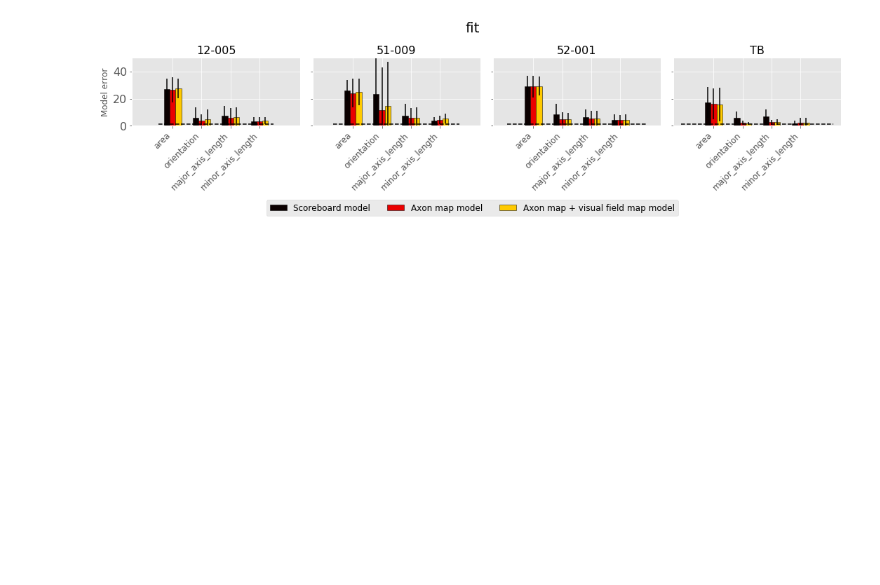
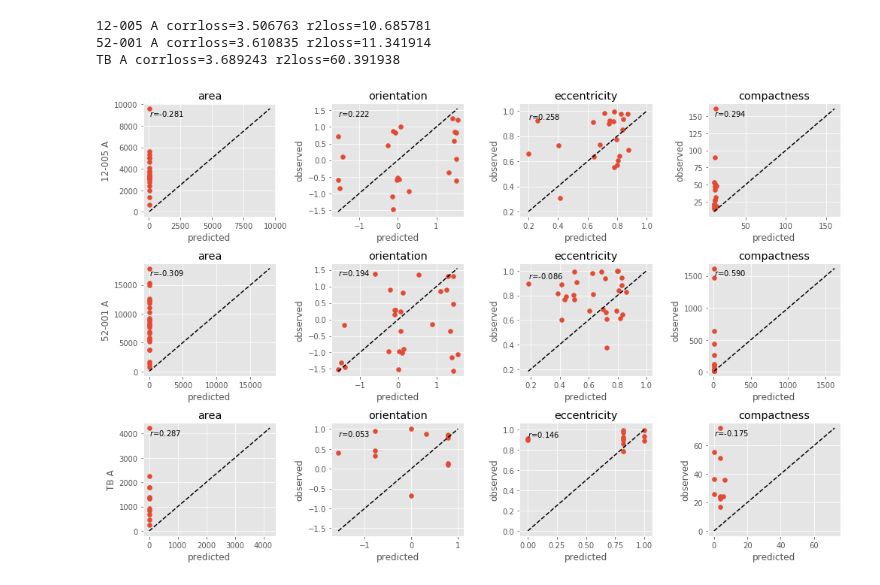
Before and after one commit to VisCog/ArgusShapes, a Jupyter notebook: examples/notebooks/plot-fit-props.ipynb, the cells around one changed output. Drawn from its saved outputs; the diff is of its cells as text; code cells hidden in the pictures; blank space fills up the shorter version.

Commit message:
add R2 score

```diff
--- a/examples/notebooks/plot-fit-props.ipynb
+++ b/examples/notebooks/plot-fit-props.ipynb
@@ -20,5 +20,5 @@ plt.style.use('ggplot')
 # %%
-results_dir = '../../results/newLOO/fit/'
+results_dir = '../../results/shapefit/'
 pickle_files = np.sort(glob.glob(os.path.join(results_dir, '*.pickle')))
 pickle_files
 # %% [output]
@@ -223,41 +35,0 @@ model_names = {
-# %%
-cols = ['area', 'orientation', 'major_axis_length', 'minor_axis_length']
-N = len(cols)
-width = 0.8 / N
-ind = np.arange(N)
-
-fig, axes = plt.subplots(ncols=len(subjects), figsize=(15, 4), sharex=True, sharey=True)
-cm = plt.get_cmap('hot')
-
-show_ylabel = True
-for ax, subject in zip(axes.ravel(), subjects):
-    rects = {}
-    for m, model in enumerate(models):
-        for c, col in enumerate(cols):
-            if not loss[model][subject]:
-                continue
-            attr = loss[model][subject][col]
-            r = ax.bar(c + m * width, np.mean(np.sqrt(attr)), width, yerr=np.std(np.sqrt(attr)),
-                       color=cm(m / len(models)), edgecolor='k',
-                       label='Model %s' % model)
-            rects[model] = r[0]
-    a = ax.axis()
-    ax.plot([a[0], a[1]], [1, 1], 'k--')
-    if show_ylabel:
-        ax.set_ylabel('Model error')
-        show_ylabel = False
-    ax.set_xticks(ind + 0.5 * (len(models) - 1) * width)
-    ax.set_xticklabels(cols, rotation=45, ha='right', fontsize=12)
-#     ax.set_yscale('log')
-#     ax.set_ylim(0.1, 100)
-    ax.set_ylim(0, 50)
-    ax.yaxis.set_tick_params(labelsize=16)
-    ax.set_title('%s' % subject, fontsize=16)
-fig.suptitle(os.path.basename(os.path.dirname(results_dir)), fontsize=20)
-fig.legend([rects[m] for m in models if m in rects],
-          [model_names[m] for m in models if m in rects],
-          ncol=4, loc='lower center', fontsize=12)
-fig.tight_layout(rect=[0, 0.1, 1, 0.9])
-fig.savefig(os.path.join(results_dir, 'mse_props_loss.png'))
-# %% [output]
-[figure, removed]
@@ -263,0 +95,31 @@ fig.savefig(os.path.join(results_dir, 'mse_props_loss.png'))
+# %%
+columns = ['area', 'orientation', 'eccentricity', 'compactness']
+fig, axes = plt.subplots(ncols=len(columns), nrows=len(pickle_files), figsize=(14, 3 * len(pickle_files)))
+for pickle_file, axrow in zip(pickle_files, axes):
+    y, y_pred, best_params, specifics = pickle.load(open(pickle_file, 'rb'))
+    corrloss = 0
+    r2loss = 0
+    for col, ax in zip(columns, axrow):
+        if col == 'orientation':
+            corr = periodic_corr(y[col], y_pred[col])
+        else:
+            corr = y[col].corr(y_pred[col])
+        r2 = sklm.r2_score(y[col], np.nan_to_num(y_pred[col]))
+        ax.scatter(y_pred[col], y[col])
+        minval = np.minimum(y[col].min(), y_pred[col].min())
+        maxval = np.maximum(y[col].max(), y_pred[col].max())
+        ax.plot([minval, maxval], [minval, maxval], 'k--')
+        ax.set_title(col)
+        ax.set_xlabel('predicted')
+        ax.set_ylabel('observed')
+        ax.text(minval, maxval, "$r$=%.3f" % corr, va='top')
+        corrloss += np.nansum([1, -corr])
+        r2loss += 1 - r2
+    print('%s %s corrloss=%f r2loss=%f' % (specifics['subject'], specifics['modelname'], corrloss, r2loss))
+    axrow[0].set_ylabel('%s %s' % (specifics['subject'], specifics['modelname']))
+fig.tight_layout()
+# %% [output]
+12-005 A corrloss=3.506763 r2loss=10.685781
+52-001 A corrloss=3.610835 r2loss=11.341914
+TB A corrloss=3.689243 r2loss=60.391938
+[figure, added]
```
Also changed, not shown: parts of 12 cells of this notebook, 4 other files.
